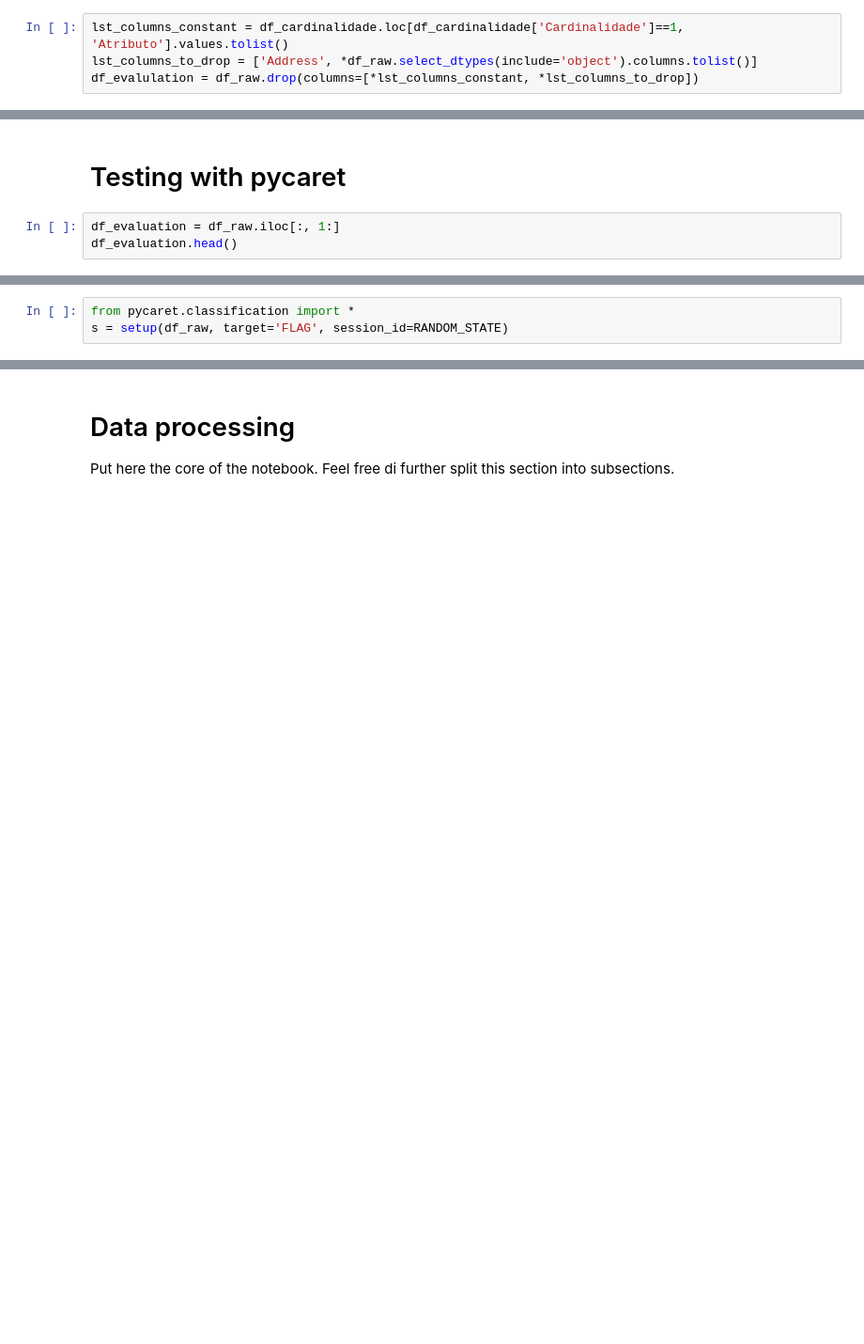
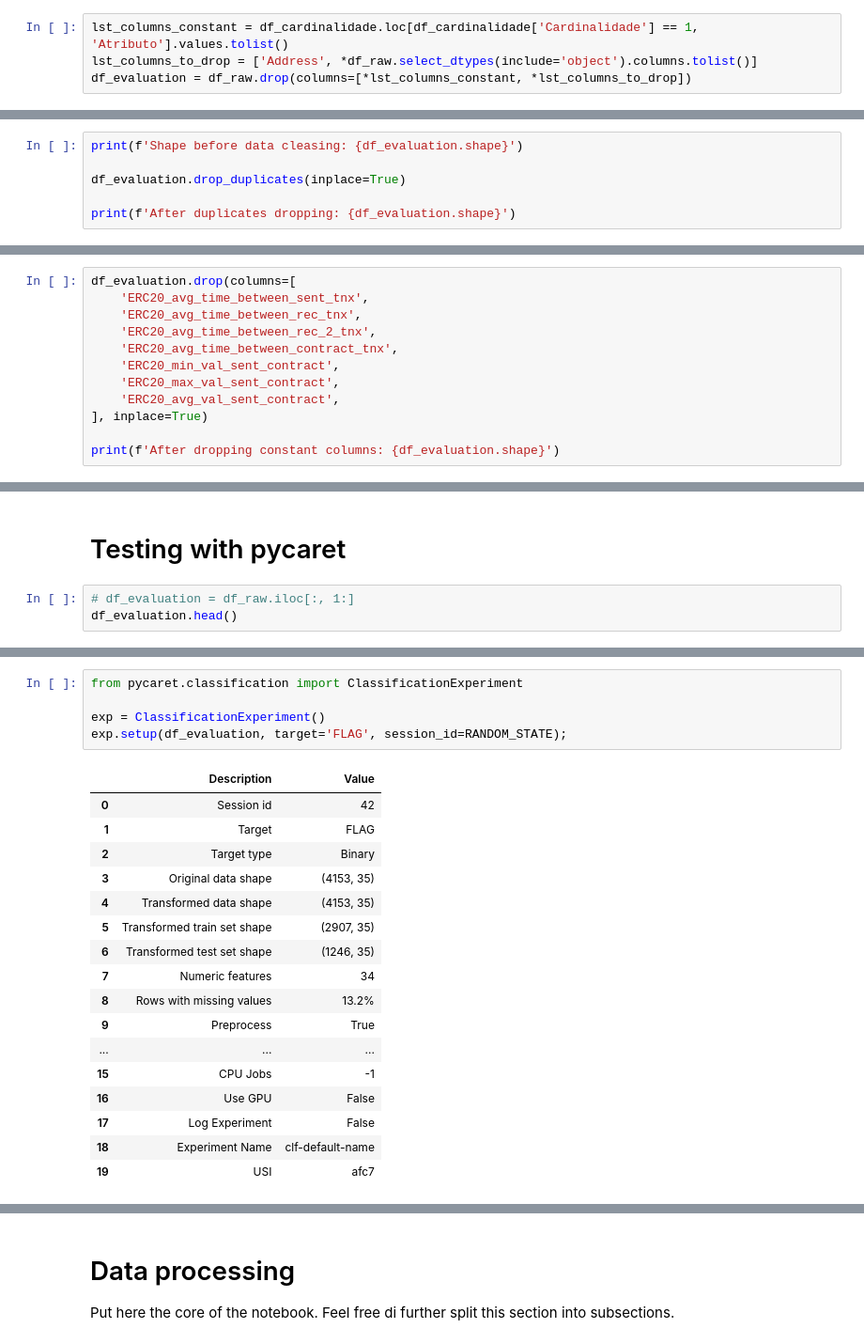
Before and after one commit to henriquetsu/ethereum_laundering, a Jupyter notebook: notebooks/01-business_and_data_understanding_v1-suto.ipynb, the cells around one changed output, grey strips where cells are left out. Shown: that part at 94% size. Drawn from its saved outputs; the diff is of its cells as text; blank space fills up the shorter version.

Commit message:
:construction: WIP - I'm still cleaning data.

```diff
--- a/notebooks/01-business_and_data_understanding_v1-suto.ipynb
+++ b/notebooks/01-business_and_data_understanding_v1-suto.ipynb
@@ -105,4 +111,4 @@ df_cardinalidade
 # %%
-lst_columns_constant = df_cardinalidade.loc[df_cardinalidade['Cardinalidade']==1, 'Atributo'].values.tolist()
+lst_columns_constant = df_cardinalidade.loc[df_cardinalidade['Cardinalidade'] == 1, 'Atributo'].values.tolist()
 lst_columns_to_drop = ['Address', *df_raw.select_dtypes(include='object').columns.tolist()]
-df_evalulation = df_raw.drop(columns=[*lst_columns_constant, *lst_columns_to_drop])
+df_evaluation = df_raw.drop(columns=[*lst_columns_constant, *lst_columns_to_drop])
@@ -144,0 +133,6 @@ Index(['Address', 'FLAG', 'Avg_min_between_sent_tnx',
+# %%
+print(f'Shape before data cleasing: {df_evaluation.shape}')
+
+df_evaluation.drop_duplicates(inplace=True)
+
+print(f'After duplicates dropping: {df_evaluation.shape}')
@@ -144,0 +144,12 @@ Index(['Address', 'FLAG', 'Avg_min_between_sent_tnx',
+# %%
+df_evaluation.drop(columns=[
+    'ERC20_avg_time_between_sent_tnx',
+    'ERC20_avg_time_between_rec_tnx',
+    'ERC20_avg_time_between_rec_2_tnx',
+    'ERC20_avg_time_between_contract_tnx',
+    'ERC20_min_val_sent_contract',
+    'ERC20_max_val_sent_contract',
+    'ERC20_avg_val_sent_contract',
+], inplace=True)
+
+print(f'After dropping constant columns: {df_evaluation.shape}')
@@ -145,5 +158,5 @@ Index(['Address', 'FLAG', 'Avg_min_between_sent_tnx',
 # %% [markdown]
 # Testing with pycaret
 # %%
-df_evaluation = df_raw.iloc[:, 1:]
+# df_evaluation = df_raw.iloc[:, 1:]
 df_evaluation.head()
@@ -150,4 +170,24 @@ df_evaluation.head()
 # %%
-from pycaret.classification import *
-s = setup(df_raw, target='FLAG', session_id=RANDOM_STATE)
+from pycaret.classification import ClassificationExperiment
+
+exp = ClassificationExperiment()
+exp.setup(df_evaluation, target='FLAG', session_id=RANDOM_STATE);
+# %% [output]
+|  | Description | Value |
+| 0 | Session id | 42 |
+| 1 | Target | FLAG |
+| 2 | Target type | Binary |
+| 3 | Original data shape | (4153, 35) |
+| 4 | Transformed data shape | (4153, 35) |
+| 5 | Transformed train set shape | (2907, 35) |
+| 6 | Transformed test set shape | (1246, 35) |
+| 7 | Numeric features | 34 |
+| 8 | Rows with missing values | 13.2% |
+| 9 | Preprocess | True |
+| ... | ... | ... |
+| 15 | CPU Jobs | -1 |
+| 16 | Use GPU | False |
+| 17 | Log Experiment | False |
+| 18 | Experiment Name | clf-default-name |
+| 19 | USI | afc7 |
 # %%
```
Also changed, not shown: parts of 15 cells of this notebook, 4 other files.
